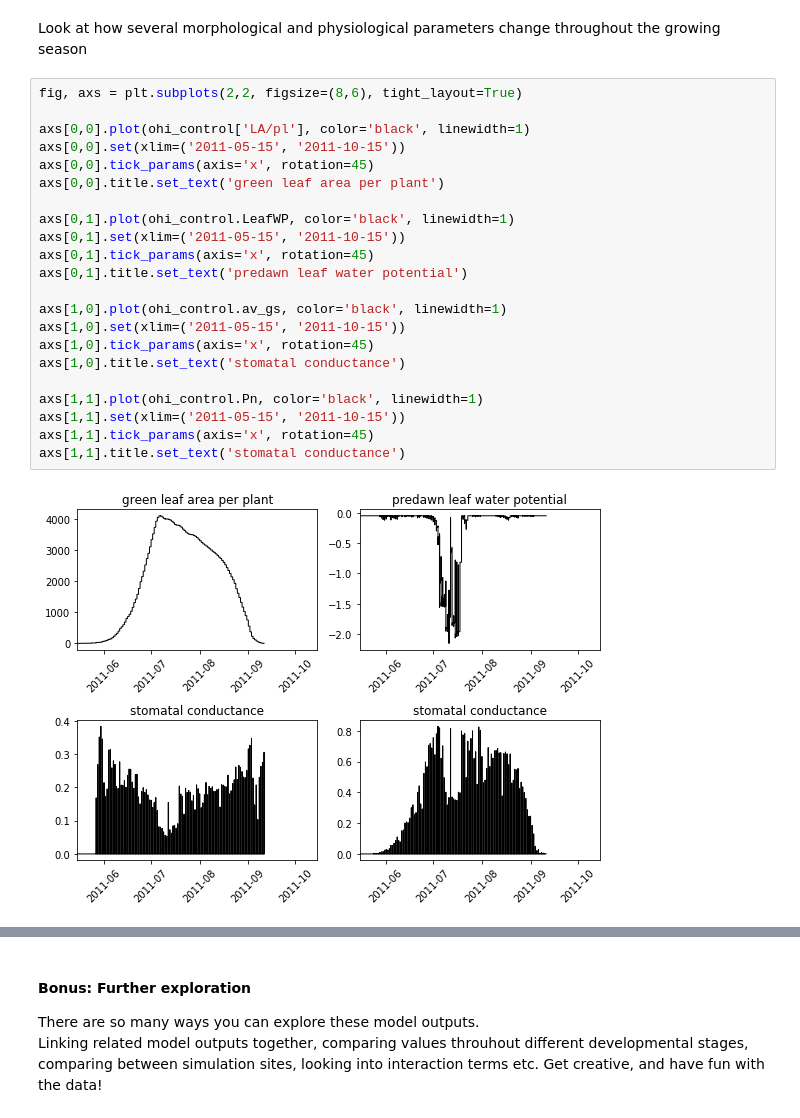
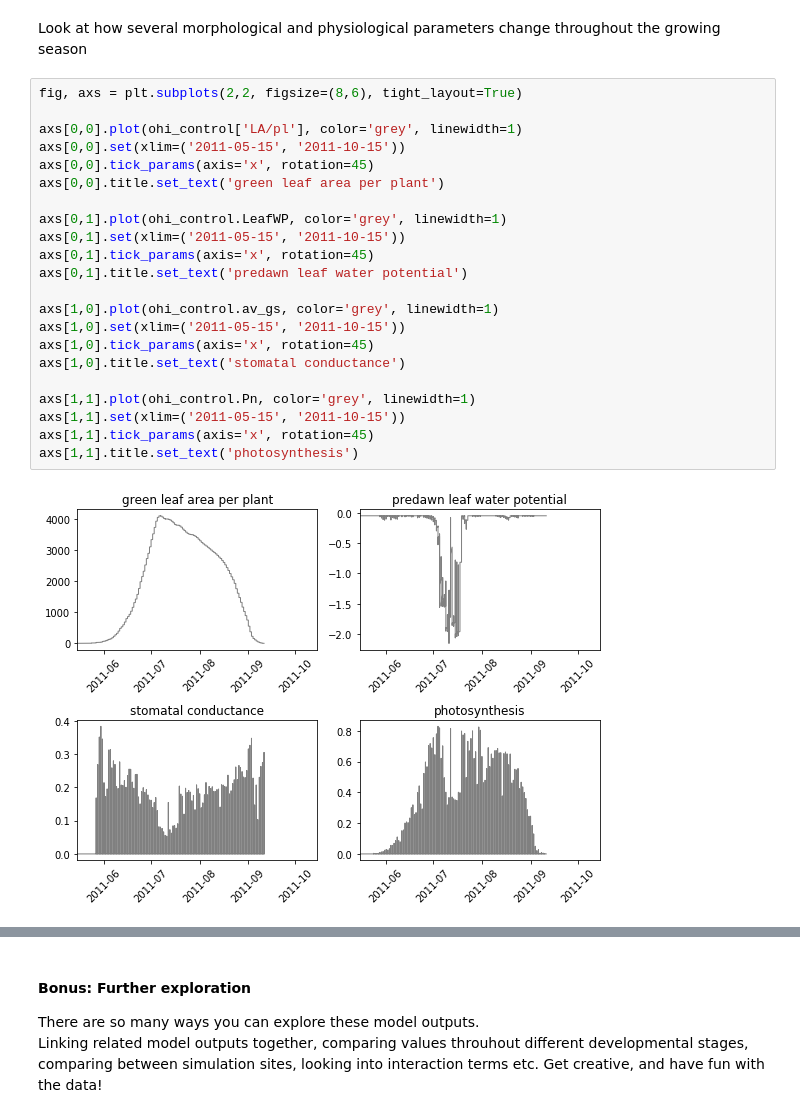
Before and after one commit to jennhsiao/maizsim_application, a Jupyter notebook: lab_exercise.ipynb, the cells around one changed output, grey strips where cells are left out. Cells and saved outputs as stored; diff of their text form.

```diff
--- a/lab_exercise.ipynb
+++ b/lab_exercise.ipynb
@@ -60,24 +60,24 @@ Look at how several morphological and physiological parameters change throughout
 # %%
 fig, axs = plt.subplots(2,2, figsize=(8,6), tight_layout=True)
 
-axs[0,0].plot(ohi_control['LA/pl'], color='black', linewidth=1)
+axs[0,0].plot(ohi_control['LA/pl'], color='grey', linewidth=1)
 axs[0,0].set(xlim=('2011-05-15', '2011-10-15'))
 axs[0,0].tick_params(axis='x', rotation=45)
 axs[0,0].title.set_text('green leaf area per plant')
 
-axs[0,1].plot(ohi_control.LeafWP, color='black', linewidth=1)
+axs[0,1].plot(ohi_control.LeafWP, color='grey', linewidth=1)
 axs[0,1].set(xlim=('2011-05-15', '2011-10-15'))
 axs[0,1].tick_params(axis='x', rotation=45)
 axs[0,1].title.set_text('predawn leaf water potential')
 
-axs[1,0].plot(ohi_control.av_gs, color='black', linewidth=1)
+axs[1,0].plot(ohi_control.av_gs, color='grey', linewidth=1)
 axs[1,0].set(xlim=('2011-05-15', '2011-10-15'))
 axs[1,0].tick_params(axis='x', rotation=45)
 axs[1,0].title.set_text('stomatal conductance')
 
-axs[1,1].plot(ohi_control.Pn, color='black', linewidth=1)
+axs[1,1].plot(ohi_control.Pn, color='grey', linewidth=1)
 axs[1,1].set(xlim=('2011-05-15', '2011-10-15'))
 axs[1,1].tick_params(axis='x', rotation=45)
-axs[1,1].title.set_text('stomatal conductance')
+axs[1,1].title.set_text('photosynthesis')
 # %% [output]
-[figure, old version]
+[figure, new version]
```
Also changed, not shown: parts of 10 cells of this notebook, 2 other files.
